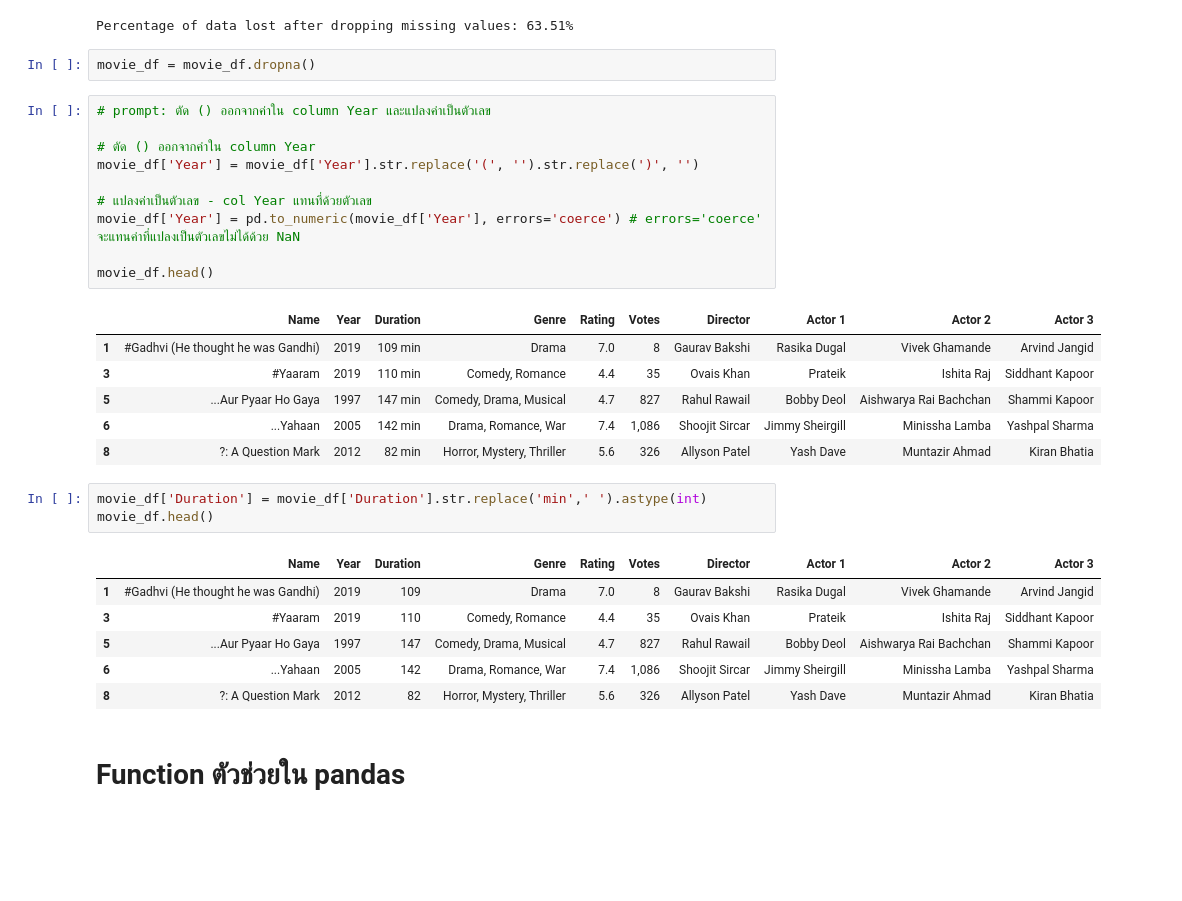
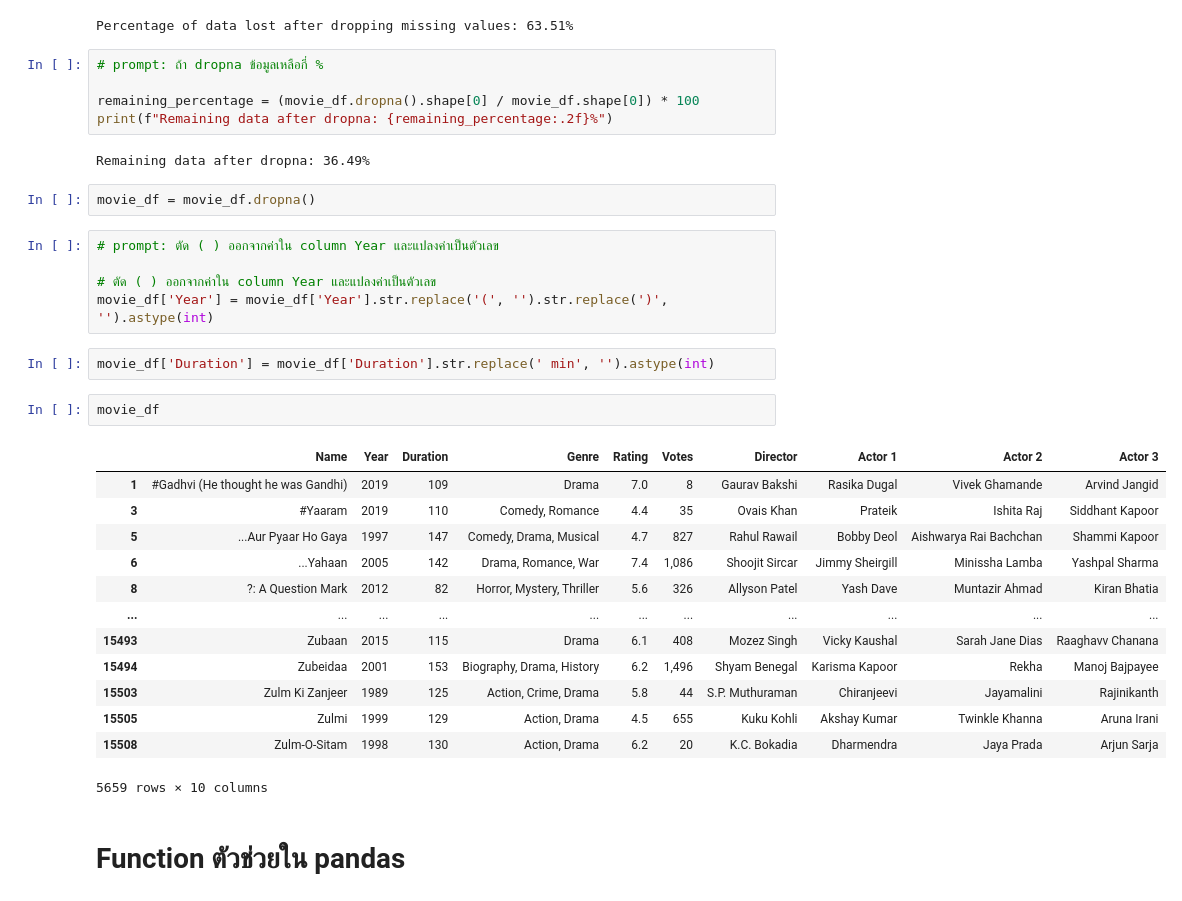
Before and after one commit to punramon/python_dataviz2024, a Jupyter notebook: Pandas_101_2024.ipynb, the cells around one changed output. Cells and saved outputs as stored; diff of their text form; blank space fills up the shorter version.

```diff
--- a/Pandas_101_2024.ipynb
+++ b/Pandas_101_2024.ipynb
@@ -1086,35 +1086,38 @@ percentage_lost = ((num_rows_before - num_rows_after) / num_rows_before) * 100
 print(f"Percentage of data lost after dropping missing values: {percentage_lost:.2f}%")
 # %% [output]
 Percentage of data lost after dropping missing values: 63.51%
+# %%
+# prompt: ถ้า dropna ข้อมูลเหลือกี่ %
+
+remaining_percentage = (movie_df.dropna().shape[0] / movie_df.shape[0]) * 100
+print(f"Remaining data after dropna: {remaining_percentage:.2f}%")
+# %% [output]
+Remaining data after dropna: 36.49%
 # %%
 movie_df = movie_df.dropna()
 # %%
-# prompt: ตัด () ออกจากค่าใน column Year และแปลงค่าเป็นตัวเลข
+# prompt: ตัด ( ) ออกจากค่าใน column Year และแปลงค่าเป็นตัวเลข
 
-# ตัด () ออกจากค่าใน column Year
-movie_df['Year'] = movie_df['Year'].str.replace('(', '').str.replace(')', '')
-
-# แปลงค่าเป็นตัวเลข - col Year แทนที่ด้วยตัวเลข
-movie_df['Year'] = pd.to_numeric(movie_df['Year'], errors='coerce') # errors='coerce' จะแทนค่าที่แปลงเป็นตัวเลขไม่ได้ด้วย NaN
-
-movie_df.head()
+# ตัด ( ) ออกจากค่าใน column Year และแปลงค่าเป็นตัวเลข
+movie_df['Year'] = movie_df['Year'].str.replace('(', '').str.replace(')', '').astype(int)
-# %% [output]
-|  | Name | Year | Duration | Genre | Rating | Votes | Director | Actor 1 | Actor 2 | Actor 3 |
-| 1 | #Gadhvi (He thought he was Gandhi) | 2019 | 109 min | Drama | 7.0 | 8 | Gaurav Bakshi | Rasika Dugal | Vivek Ghamande | Arvind Jangid |
-| 3 | #Yaaram | 2019 | 110 min | Comedy, Romance | 4.4 | 35 | Ovais Khan | Prateik | Ishita Raj | Siddhant Kapoor |
-| 5 | ...Aur Pyaar Ho Gaya | 1997 | 147 min | Comedy, Drama, Musical | 4.7 | 827 | Rahul Rawail | Bobby Deol | Aishwarya Rai Bachchan | Shammi Kapoor |
-| 6 | ...Yahaan | 2005 | 142 min | Drama, Romance, War | 7.4 | 1,086 | Shoojit Sircar | Jimmy Sheirgill | Minissha Lamba | Yashpal Sharma |
-| 8 | ?: A Question Mark | 2012 | 82 min | Horror, Mystery, Thriller | 5.6 | 326 | Allyson Patel | Yash Dave | Muntazir Ahmad | Kiran Bhatia |
 # %%
-movie_df['Duration'] = movie_df['Duration'].str.replace('min',' ').astype(int)
-movie_df.head()
+movie_df['Duration'] = movie_df['Duration'].str.replace(' min', '').astype(int)
-# %% [output]
-|  | Name | Year | Duration | Genre | Rating | Votes | Director | Actor 1 | Actor 2 | Actor 3 |
-| 1 | #Gadhvi (He thought he was Gandhi) | 2019 | 109 | Drama | 7.0 | 8 | Gaurav Bakshi | Rasika Dugal | Vivek Ghamande | Arvind Jangid |
-| 3 | #Yaaram | 2019 | 110 | Comedy, Romance | 4.4 | 35 | Ovais Khan | Prateik | Ishita Raj | Siddhant Kapoor |
-| 5 | ...Aur Pyaar Ho Gaya | 1997 | 147 | Comedy, Drama, Musical | 4.7 | 827 | Rahul Rawail | Bobby Deol | Aishwarya Rai Bachchan | Shammi Kapoor |
-| 6 | ...Yahaan | 2005 | 142 | Drama, Romance, War | 7.4 | 1,086 | Shoojit Sircar | Jimmy Sheirgill | Minissha Lamba | Yashpal Sharma |
-| 8 | ?: A Question Mark | 2012 | 82 | Horror, Mystery, Thriller | 5.6 | 326 | Allyson Patel | Yash Dave | Muntazir Ahmad | Kiran Bhatia |
+# %%
+movie_df
+# %% [output]
+|  | Name | Year | Duration | Genre | Rating | Votes | Director | Actor 1 | Actor 2 | Actor 3 |
+| 1 | #Gadhvi (He thought he was Gandhi) | 2019 | 109 | Drama | 7.0 | 8 | Gaurav Bakshi | Rasika Dugal | Vivek Ghamande | Arvind Jangid |
+| 3 | #Yaaram | 2019 | 110 | Comedy, Romance | 4.4 | 35 | Ovais Khan | Prateik | Ishita Raj | Siddhant Kapoor |
+| 5 | ...Aur Pyaar Ho Gaya | 1997 | 147 | Comedy, Drama, Musical | 4.7 | 827 | Rahul Rawail | Bobby Deol | Aishwarya Rai Bachchan | Shammi Kapoor |
+| 6 | ...Yahaan | 2005 | 142 | Drama, Romance, War | 7.4 | 1,086 | Shoojit Sircar | Jimmy Sheirgill | Minissha Lamba | Yashpal Sharma |
+| 8 | ?: A Question Mark | 2012 | 82 | Horror, Mystery, Thriller | 5.6 | 326 | Allyson Patel | Yash Dave | Muntazir Ahmad | Kiran Bhatia |
+| ... | ... | ... | ... | ... | ... | ... | ... | ... | ... | ... |
+| 15493 | Zubaan | 2015 | 115 | Drama | 6.1 | 408 | Mozez Singh | Vicky Kaushal | Sarah Jane Dias | Raaghavv Chanana |
+| 15494 | Zubeidaa | 2001 | 153 | Biography, Drama, History | 6.2 | 1,496 | Shyam Benegal | Karisma Kapoor | Rekha | Manoj Bajpayee |
+| 15503 | Zulm Ki Zanjeer | 1989 | 125 | Action, Crime, Drama | 5.8 | 44 | S.P. Muthuraman | Chiranjeevi | Jayamalini | Rajinikanth |
+| 15505 | Zulmi | 1999 | 129 | Action, Drama | 4.5 | 655 | Kuku Kohli | Akshay Kumar | Twinkle Khanna | Aruna Irani |
+| 15508 | Zulm-O-Sitam | 1998 | 130 | Action, Drama | 6.2 | 20 | K.C. Bokadia | Dharmendra | Jaya Prada | Arjun Sarja |
+5659 rows × 10 columns
 # %% [markdown]
 # Function ตัวช่วยใน pandas
 # %% [markdown]
```
Also changed, not shown: parts of 17 cells of this notebook.
